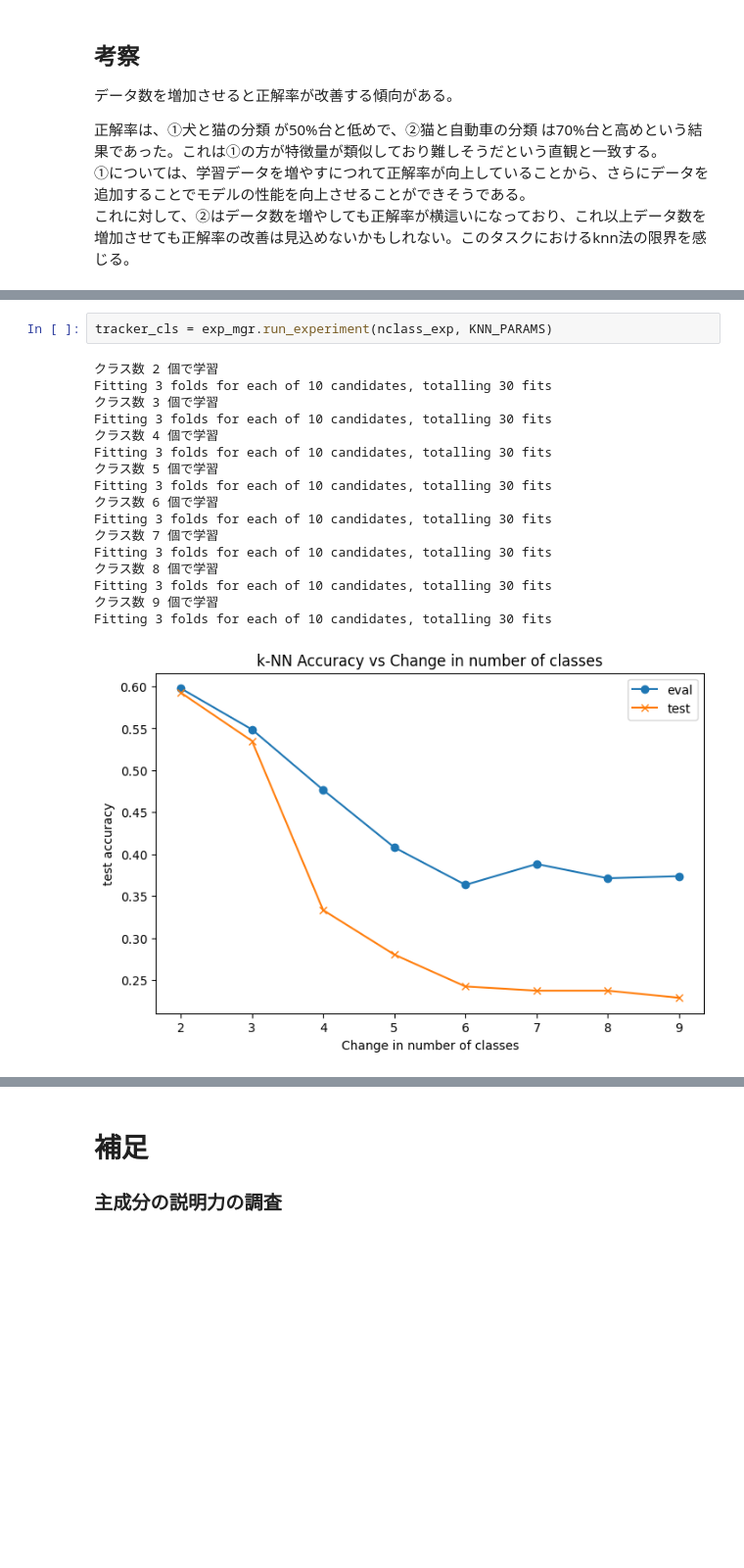
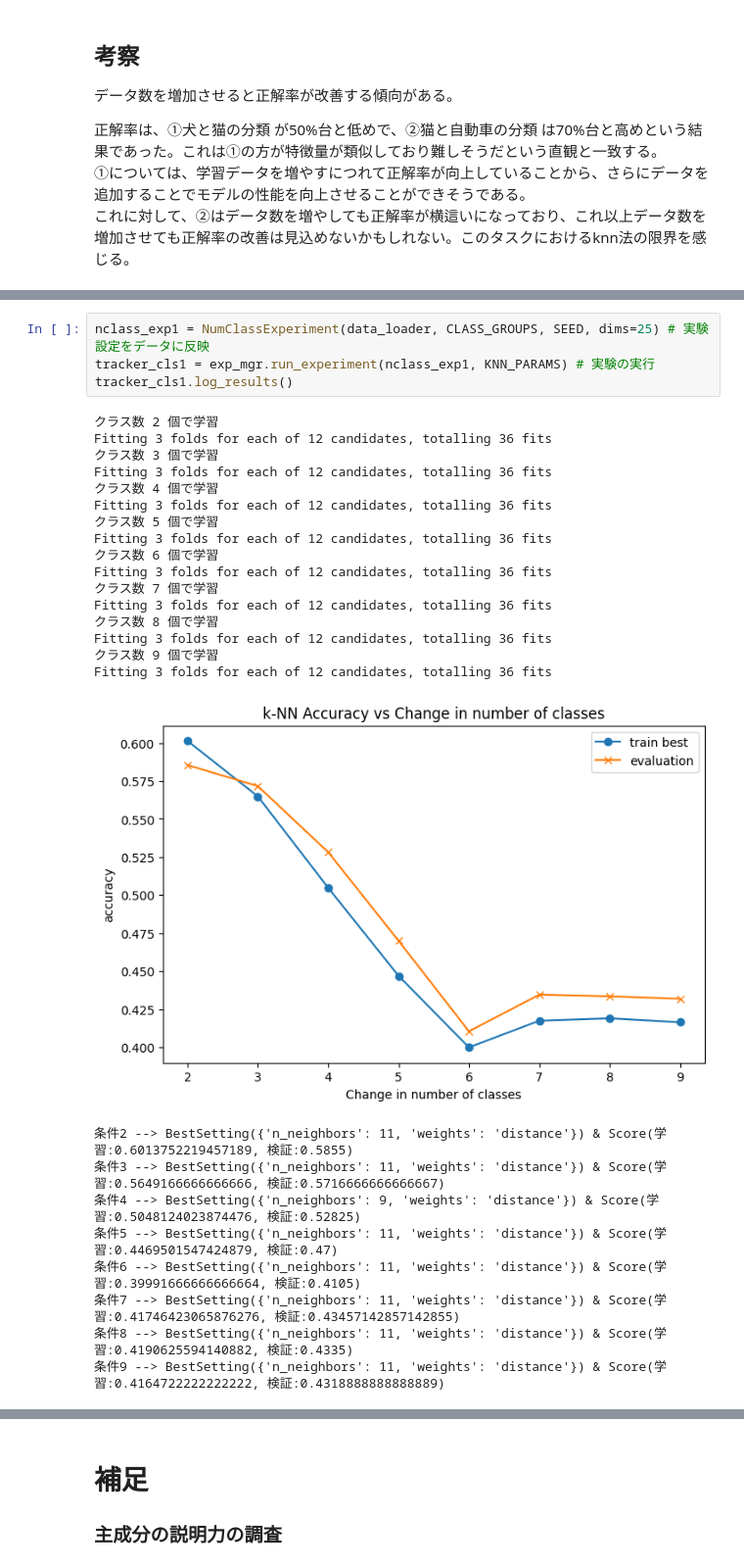
Before and after one commit to MasanaoMatsuda/knn-cifar10-experiments, a Jupyter notebook: notebook.ipynb, the cells around one changed output, grey strips where cells are left out. Shown at 98% size. Drawn from its saved outputs; the diff is of its cells as text; blank space fills up the shorter version.

```diff
--- a/notebook.ipynb
+++ b/notebook.ipynb
@@ -144,20 +148,30 @@ Fitting 3 folds for each of 10 candidates, totalling 30 fits
-# %%
-tracker_cls = exp_mgr.run_experiment(nclass_exp, KNN_PARAMS)
-# %% [output]
-クラス数 2 個で学習
-Fitting 3 folds for each of 10 candidates, totalling 30 fits
-クラス数 3 個で学習
-Fitting 3 folds for each of 10 candidates, totalling 30 fits
-クラス数 4 個で学習
-Fitting 3 folds for each of 10 candidates, totalling 30 fits
-クラス数 5 個で学習
-Fitting 3 folds for each of 10 candidates, totalling 30 fits
-クラス数 6 個で学習
-Fitting 3 folds for each of 10 candidates, totalling 30 fits
-クラス数 7 個で学習
-Fitting 3 folds for each of 10 candidates, totalling 30 fits
-クラス数 8 個で学習
-Fitting 3 folds for each of 10 candidates, totalling 30 fits
-クラス数 9 個で学習
-Fitting 3 folds for each of 10 candidates, totalling 30 fits
-[figure, removed]
+# %%
+nclass_exp1 = NumClassExperiment(data_loader, CLASS_GROUPS, SEED, dims=25) # 実験設定をデータに反映
+tracker_cls1 = exp_mgr.run_experiment(nclass_exp1, KNN_PARAMS) # 実験の実行
+tracker_cls1.log_results()
+# %% [output]
+クラス数 2 個で学習
+Fitting 3 folds for each of 12 candidates, totalling 36 fits
+クラス数 3 個で学習
+Fitting 3 folds for each of 12 candidates, totalling 36 fits
+クラス数 4 個で学習
+Fitting 3 folds for each of 12 candidates, totalling 36 fits
+クラス数 5 個で学習
+Fitting 3 folds for each of 12 candidates, totalling 36 fits
+クラス数 6 個で学習
+Fitting 3 folds for each of 12 candidates, totalling 36 fits
+クラス数 7 個で学習
+Fitting 3 folds for each of 12 candidates, totalling 36 fits
+クラス数 8 個で学習
+Fitting 3 folds for each of 12 candidates, totalling 36 fits
+クラス数 9 個で学習
+Fitting 3 folds for each of 12 candidates, totalling 36 fits
+[figure, added]
+条件2 --> BestSetting({'n_neighbors': 11, 'weights': 'distance'}) & Score(学習:0.6013752219457189, 検証:0.5855)
+条件3 --> BestSetting({'n_neighbors': 11, 'weights': 'distance'}) & Score(学習:0.5649166666666666, 検証:0.5716666666666667)
+条件4 --> BestSetting({'n_neighbors': 9, 'weights': 'distance'}) & Score(学習:0.5048124023874476, 検証:0.52825)
+条件5 --> BestSetting({'n_neighbors': 11, 'weights': 'distance'}) & Score(学習:0.4469501547424879, 検証:0.47)
+条件6 --> BestSetting({'n_neighbors': 11, 'weights': 'distance'}) & Score(学習:0.39991666666666664, 検証:0.4105)
+条件7 --> BestSetting({'n_neighbors': 11, 'weights': 'distance'}) & Score(学習:0.41746423065876276, 検証:0.43457142857142855)
+条件8 --> BestSetting({'n_neighbors': 11, 'weights': 'distance'}) & Score(学習:0.4190625594140882, 検証:0.4335)
+条件9 --> BestSetting({'n_neighbors': 11, 'weights': 'distance'}) & Score(学習:0.4164722222222222, 検証:0.4318888888888889)
```
Also changed, not shown: parts of 19 cells of this notebook, 6 other files.
